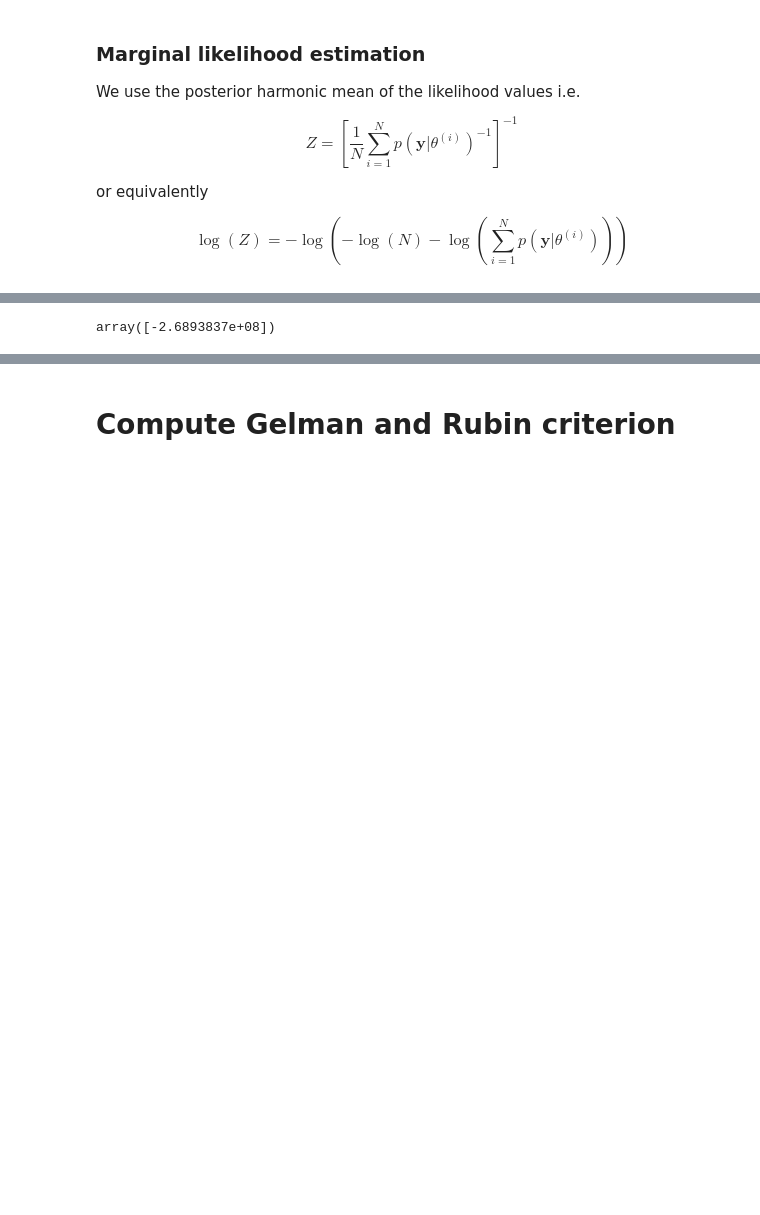
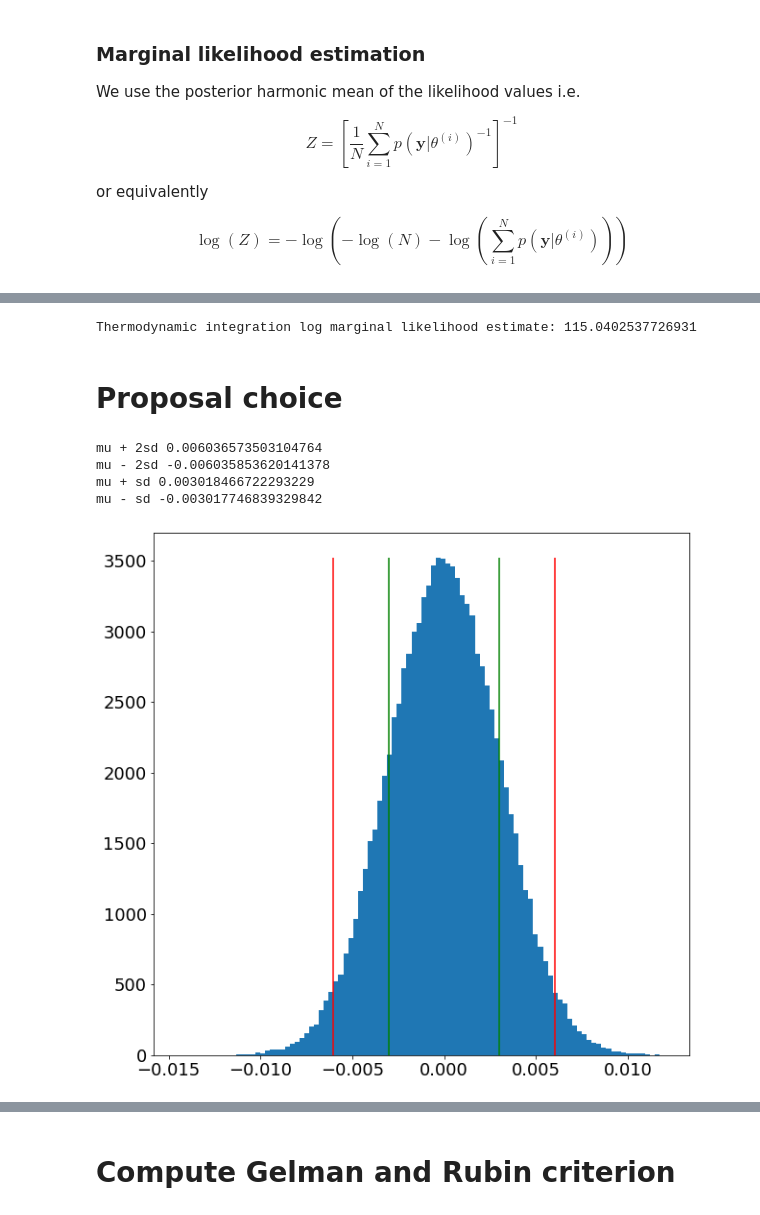
Before and after one commit to YannisZa/probabilistic_traffic_flow_modelling, a Jupyter notebook: notebooks/exponential_fd_metropolis_hastings_debugging.ipynb, the cells around one changed output, grey strips where cells are left out. Saved outputs shown, nothing was run; the diff lists cells and outputs as text; code cells hidden in the pictures; blank space fills up the shorter version.

```diff
--- a/notebooks/exponential_fd_metropolis_hastings_debugging.ipynb
+++ b/notebooks/exponential_fd_metropolis_hastings_debugging.ipynb
@@ -977,5 +1058,32 @@ temperature_schedule = prior_t(20,5)
 grwmh_thermondynamic_lml = exponential_fd_log_marginal_likelihood(grwmh_thermondynamic_samples,temperature_schedule)
 # %%
-grwmh_thermondynamic_lml[0]
+print('Thermodynamic integration log marginal likelihood estimate:',grwmh_thermondynamic_lml)
 # %% [output]
-array([-2.6893837e+08])
+Thermodynamic integration log marginal likelihood estimate: 115.0402537726931
+# %% [markdown]
+# Proposal choice
+# %%
+K_diag = [0.01,0.001]
+beta_step = 0.03
+num_samples = 100000
+# %%
+proposal_samples = beta_step * np.random.multivariate_normal(np.zeros(2),np.diag(K_diag),num_samples)
+# %%
+print('mu + 2sd',(np.mean(proposal_samples[:,0])+2*np.std(proposal_samples[:,0])))
+print('mu - 2sd',(np.mean(proposal_samples[:,0])-2*np.std(proposal_samples[:,0])))
+print('mu + sd',(np.mean(proposal_samples[:,0])+np.std(proposal_samples[:,0])))
+print('mu - sd',(np.mean(proposal_samples[:,0])-np.std(proposal_samples[:,0])))
+
+plt.figure(figsize=(10,10))
+freq = plt.hist(proposal_samples[:,0],bins=100)
+plt.vlines(x=(np.mean(proposal_samples[:,0])+2*np.std(proposal_samples[:,0])),ymin=0,ymax=np.max(freq[0]),color='red')
+plt.vlines(x=(np.mean(proposal_samples[:,0])-2*np.std(proposal_samples[:,0])),ymin=0,ymax=np.max(freq[0]),color='red')
+plt.vlines(x=(np.mean(proposal_samples[:,0])+1*np.std(proposal_samples[:,0])),ymin=0,ymax=np.max(freq[0]),color='green')
+plt.vlines(x=(np.mean(proposal_samples[:,0])-1*np.std(proposal_samples[:,0])),ymin=0,ymax=np.max(freq[0]),color='green')
+plt.show()
+# %% [output]
+mu + 2sd 0.006036573503104764
+mu - 2sd -0.006035853620141378
+mu + sd 0.003018466722293229
+mu - sd -0.003017746839329842
+[figure, added]
```
Also changed, not shown: parts of 28 cells of this notebook, 12 other files.
